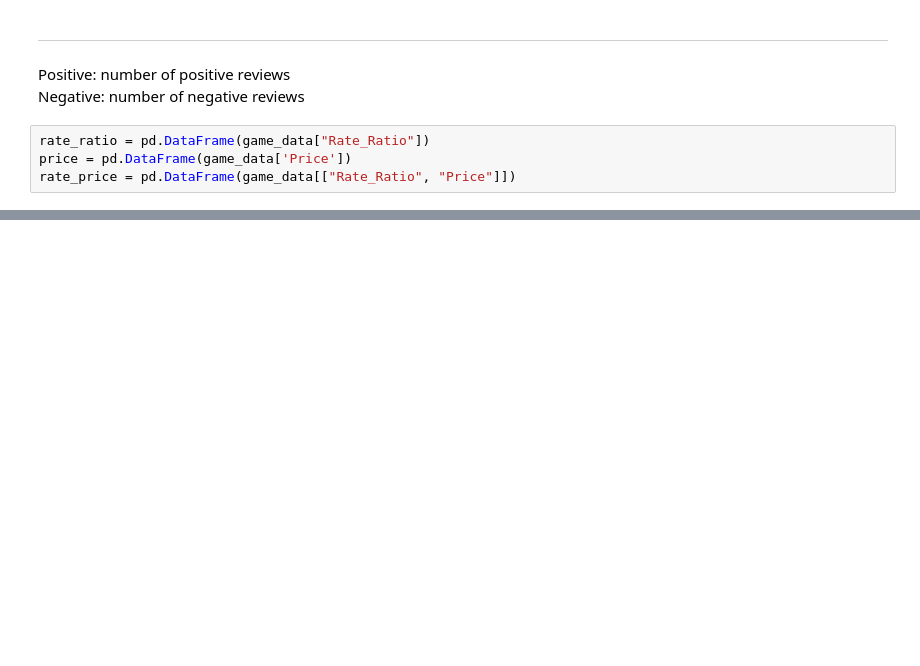
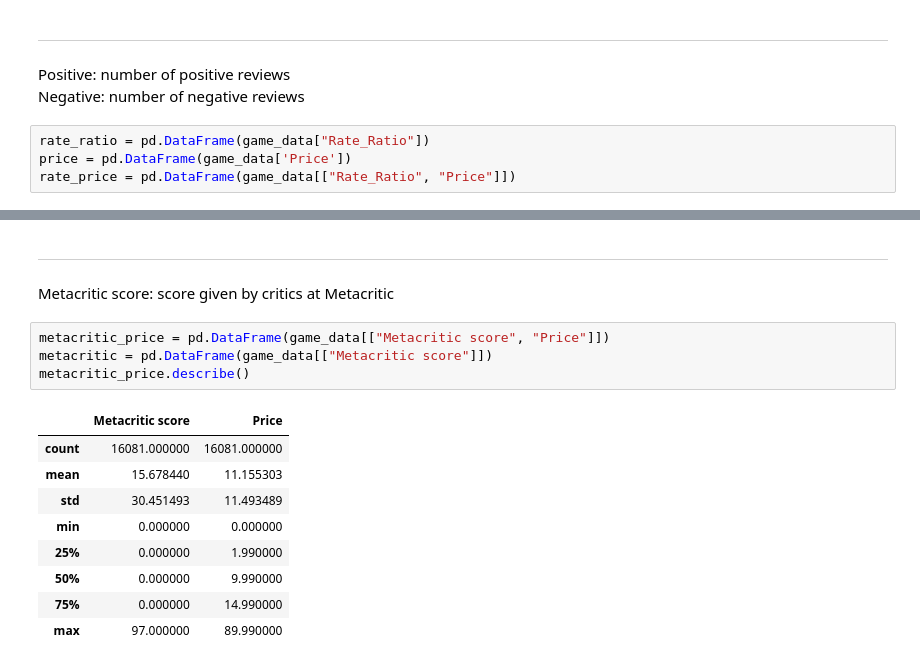
Before and after one commit to CollCyx/SC1015-Mini-Project, a Jupyter notebook: ExploratoryAnalysis.ipynb, the cells around one changed output, grey strips where cells are left out. Cells and saved outputs as stored; diff of their text form; blank space fills up the shorter version.

```diff
--- a/ExploratoryAnalysis.ipynb
+++ b/ExploratoryAnalysis.ipynb
@@ -130,0 +131,17 @@ Price         0.078094  1.000000
+# %% [markdown]
+---
+Metacritic score: score given by critics at Metacritic
+# %%
+metacritic_price = pd.DataFrame(game_data[["Metacritic score", "Price"]])
+metacritic = pd.DataFrame(game_data[["Metacritic score"]])
+metacritic_price.describe()
+# %% [output]
+|  | Metacritic score | Price |
+| count | 16081.000000 | 16081.000000 |
+| mean | 15.678440 | 11.155303 |
+| std | 30.451493 | 11.493489 |
+| min | 0.000000 | 0.000000 |
+| 25% | 0.000000 | 1.990000 |
+| 50% | 0.000000 | 9.990000 |
+| 75% | 0.000000 | 14.990000 |
+| max | 97.000000 | 89.990000 |
```
Also changed, not shown: parts of 8 cells of this notebook, 9 other files.
